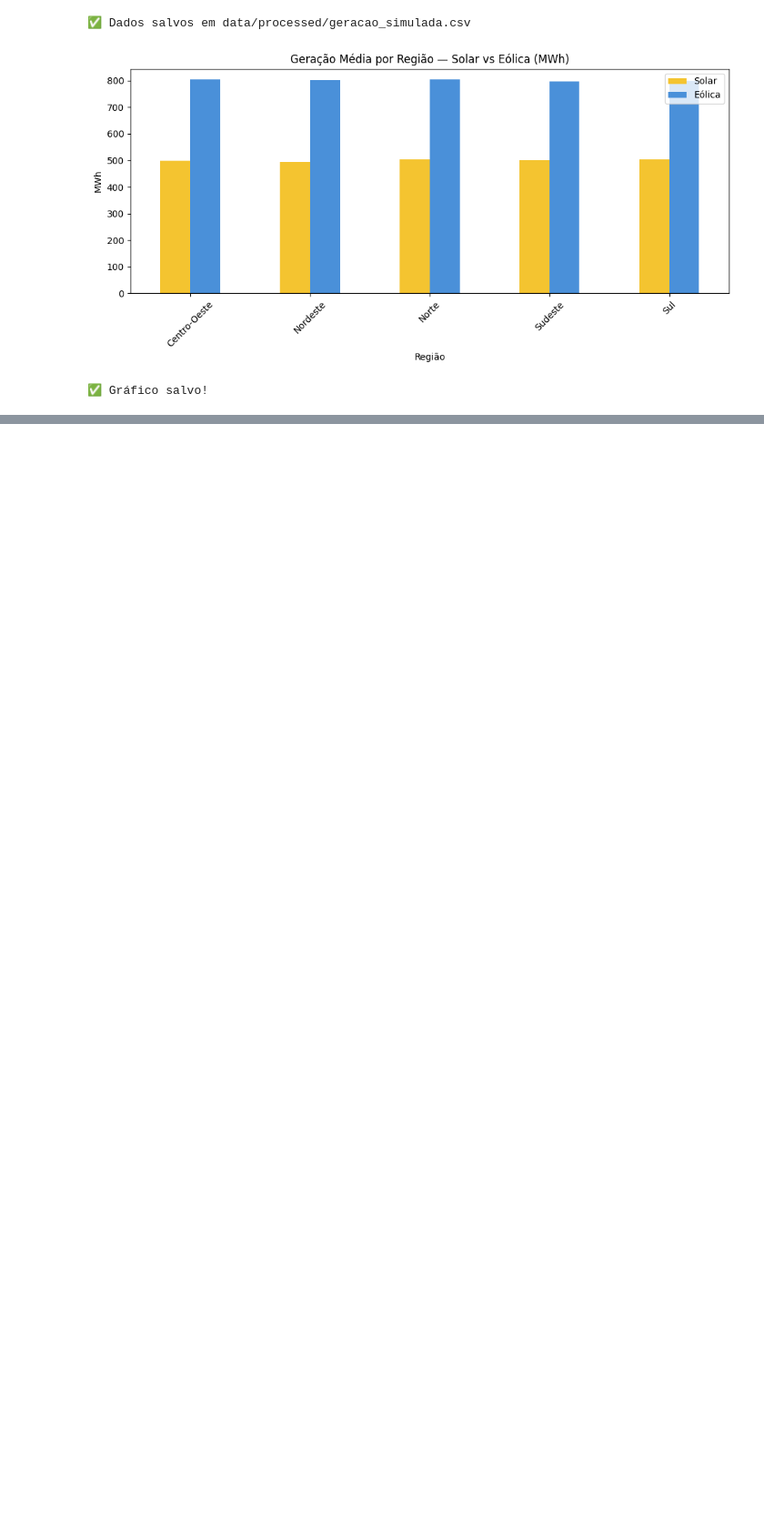
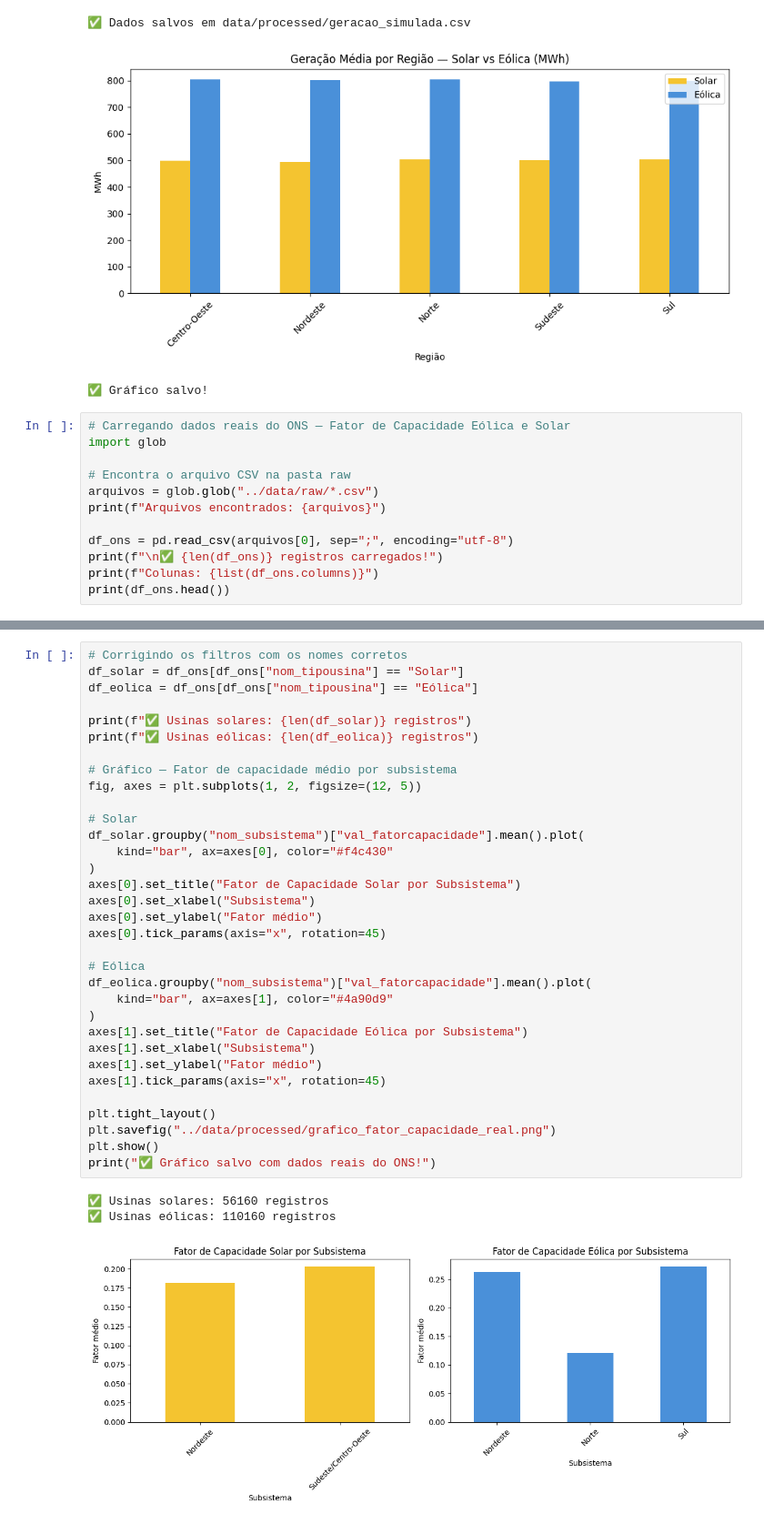
Before and after one commit to CRN27/satenergy, a Jupyter notebook: notebooks/01_coleta_dados.ipynb, the cells around one changed output, grey strips where cells are left out. Shown at 91% size. Cells and saved outputs as stored; diff of their text form; blank space fills up the shorter version.

Commit message:
dados reais ONS carregados - 166k registros de fator de capacidade

```diff
--- a/notebooks/01_coleta_dados.ipynb
+++ b/notebooks/01_coleta_dados.ipynb
@@ -85,3 +85,15 @@ print("✅ Gráfico salvo!")
 ✅ Dados salvos em data/processed/geracao_simulada.csv
 [figure]
 ✅ Gráfico salvo!
+# %%
+# Carregando dados reais do ONS — Fator de Capacidade Eólica e Solar
+import glob
+
+# Encontra o arquivo CSV na pasta raw
+arquivos = glob.glob("../data/raw/*.csv")
+print(f"Arquivos encontrados: {arquivos}")
+
+df_ons = pd.read_csv(arquivos[0], sep=";", encoding="utf-8")
+print(f"\n✅ {len(df_ons)} registros carregados!")
+print(f"Colunas: {list(df_ons.columns)}")
+print(df_ons.head())
@@ -87,0 +143,37 @@ print("✅ Gráfico salvo!")
+# %%
+# Corrigindo os filtros com os nomes corretos
+df_solar = df_ons[df_ons["nom_tipousina"] == "Solar"]
+df_eolica = df_ons[df_ons["nom_tipousina"] == "Eólica"]
+
+print(f"✅ Usinas solares: {len(df_solar)} registros")
+print(f"✅ Usinas eólicas: {len(df_eolica)} registros")
+
+# Gráfico — Fator de capacidade médio por subsistema
+fig, axes = plt.subplots(1, 2, figsize=(12, 5))
+
+# Solar
+df_solar.groupby("nom_subsistema")["val_fatorcapacidade"].mean().plot(
+    kind="bar", ax=axes[0], color="#f4c430"
+)
+axes[0].set_title("Fator de Capacidade Solar por Subsistema")
+axes[0].set_xlabel("Subsistema")
+axes[0].set_ylabel("Fator médio")
+axes[0].tick_params(axis="x", rotation=45)
+
+# Eólica
+df_eolica.groupby("nom_subsistema")["val_fatorcapacidade"].mean().plot(
+    kind="bar", ax=axes[1], color="#4a90d9"
+)
+axes[1].set_title("Fator de Capacidade Eólica por Subsistema")
+axes[1].set_xlabel("Subsistema")
+axes[1].set_ylabel("Fator médio")
+axes[1].tick_params(axis="x", rotation=45)
+
+plt.tight_layout()
+plt.savefig("../data/processed/grafico_fator_capacidade_real.png")
+plt.show()
+print("✅ Gráfico salvo com dados reais do ONS!")
+# %% [output]
+✅ Usinas solares: 56160 registros
+✅ Usinas eólicas: 110160 registros
+[figure, added]
```
Also changed, not shown: parts of 3 cells of this notebook, 1 other file.
